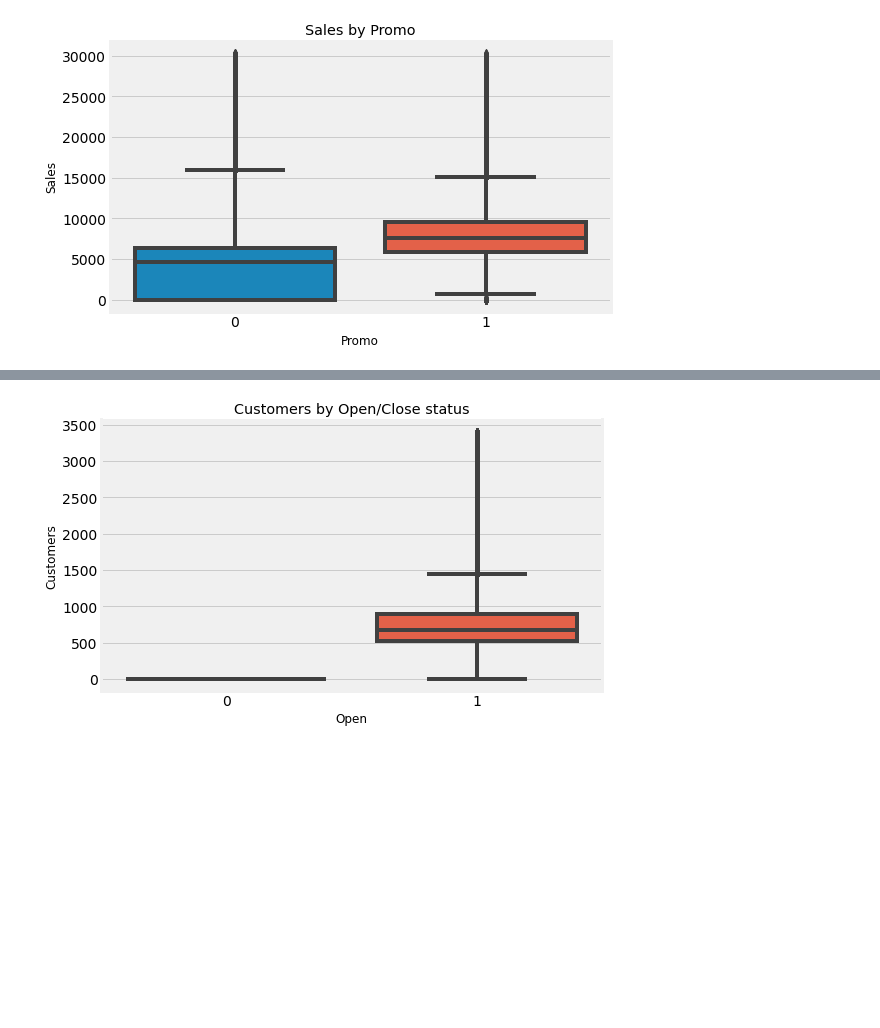
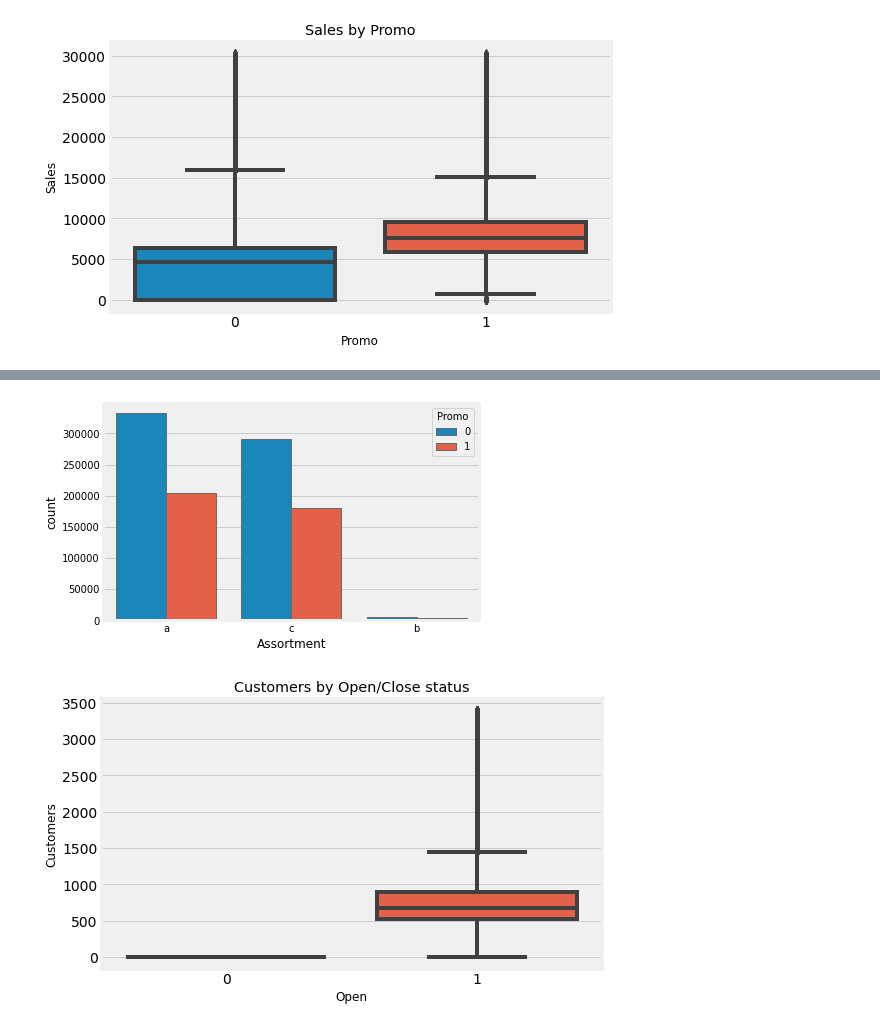
Before and after one commit to fbagire/pharmaceutical_sales_forecast, a Jupyter notebook: notebook/EDA.ipynb, the cells around one changed output, grey strips where cells are left out. Cells and saved outputs as stored; diff of their text form; code cells hidden in the pictures; blank space fills up the shorter version.

```diff
--- a/notebook/EDA.ipynb
+++ b/notebook/EDA.ipynb
@@ -286,0 +269,4 @@ train_df.query('Promo==1') #.plot(x='Date',y='Sales')
+# %%
+_=sns.countplot(x='Assortment',data=train_df,hue='Promo')
+# %% [output]
+[figure, added]
```
Also changed, not shown: parts of 28 cells of this notebook.
